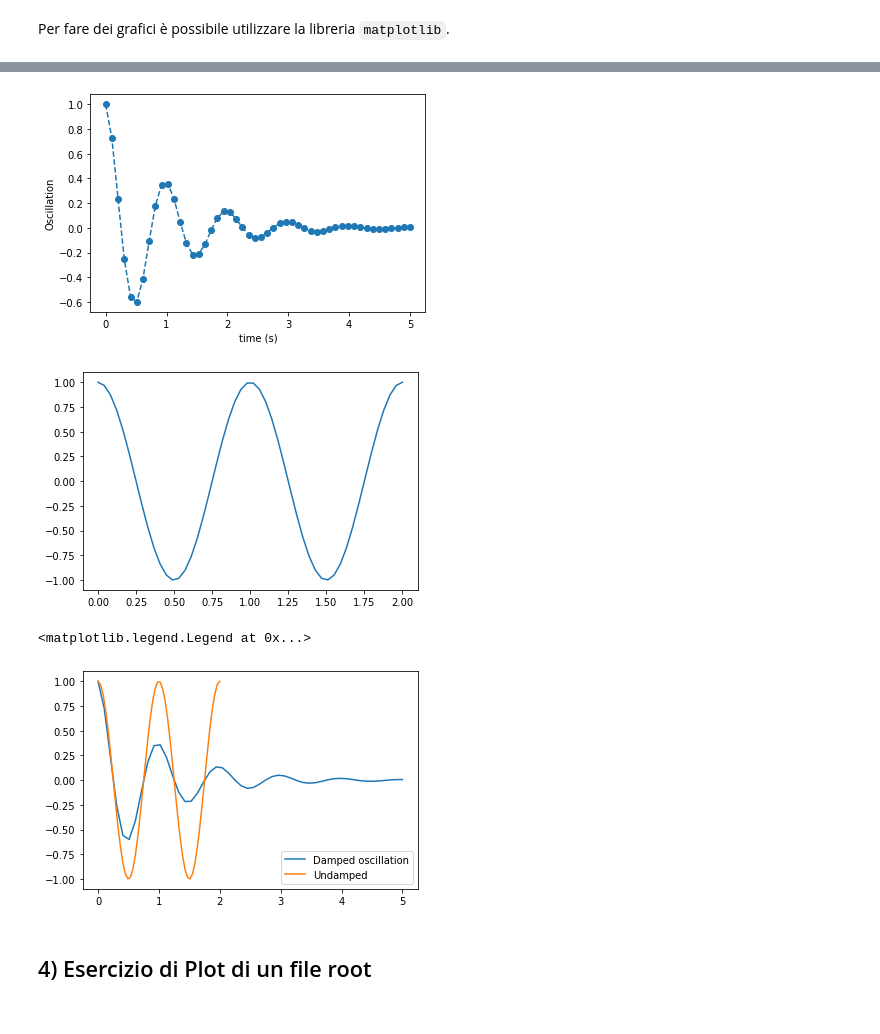
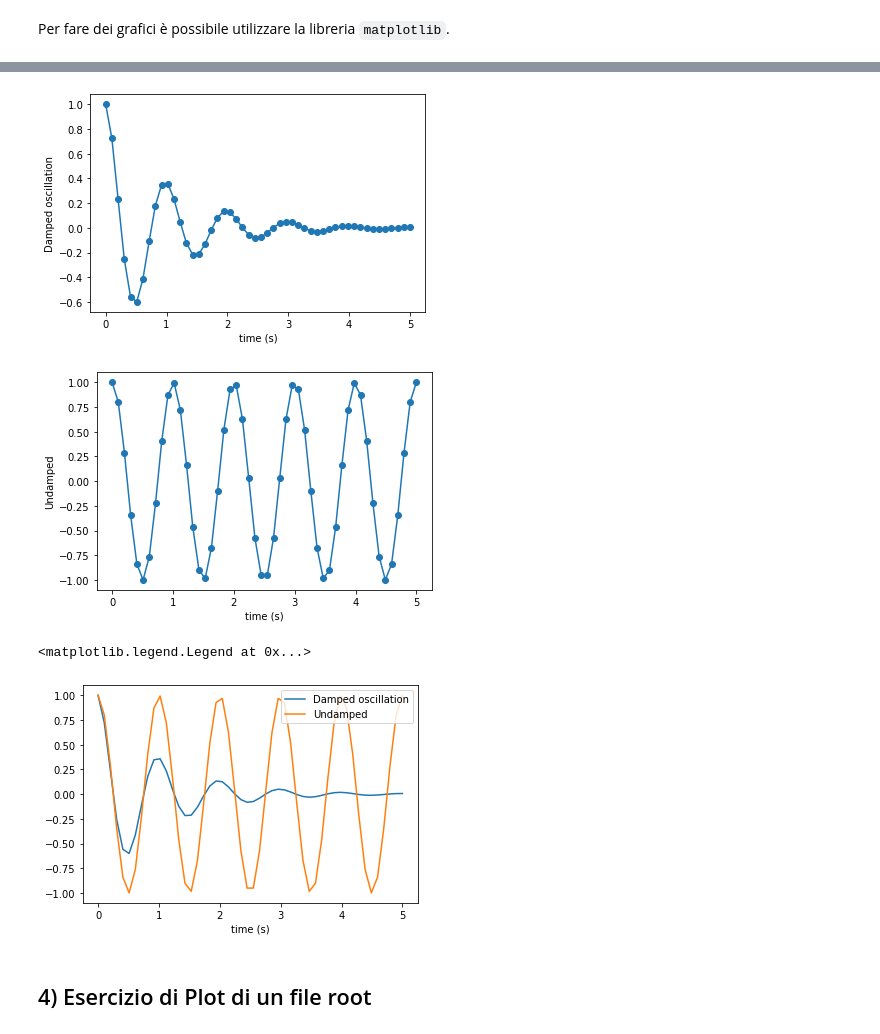
Before and after one commit to soldanoale/DataScience-HEP, a Jupyter notebook: Lezioni/Lezione 1.B - Soluzioni.ipynb, the cells around one changed output, grey strips where cells are left out. Drawn from its saved outputs; the diff is of its cells as text; code cells hidden in the pictures.

```diff
--- a/Lezioni/Lezione 1.B - Soluzioni.ipynb
+++ b/Lezioni/Lezione 1.B - Soluzioni.ipynb
@@ -125,30 +119,32 @@ linspace(start, stop, num=50, endpoint=True, retstep=False, dtype=None)
     >>> plt.show()
 # %%
 x1 = np.linspace(0.0, 5.0)
-x2 = np.linspace(0.0, 2.0)
+x2 = np.linspace(0.0, 5.0)
 
 y1 = np.cos(2 * np.pi * x1) * np.exp(-x1)
 y2 = np.cos(2 * np.pi * x2)
 # %%
-# Disegnare i grafici utilizzando pyplot
-plt.plot(x1, y1, 'o--')
+plt.plot(x1, y1, 'o-')
 plt.xlabel('time (s)')
-plt.ylabel('Oscillation')
+plt.ylabel('Damped oscillation')
 plt.show()
 
-plt.plot(x2, y2)
+plt.plot(x2, y2, 'o-')
+plt.xlabel('time (s)')
+plt.ylabel('Undamped')
 plt.show()
 # %% [output]
-[figure, old version]
+[figure, new version]
-[figure, old version]
+[figure, new version]
 # %%
 import seaborn as sns
 ax = sns.lineplot(x1, y1, label='Damped oscillation')
 ax = sns.lineplot(x2, y2, label='Undamped')
-ax.legend(loc='lower right')
+ax.set(xlabel='time (s)')
+ax.legend(loc='upper right')
 # %% [output]
 <matplotlib.legend.Legend at 0x...>
-[figure, old version]
+[figure, new version]
 # %% [markdown]
 <a id='section4'></a>
 ## 4) Esercizio di Plot di un file root
```
Also changed, not shown: parts of 10 cells of this notebook.
